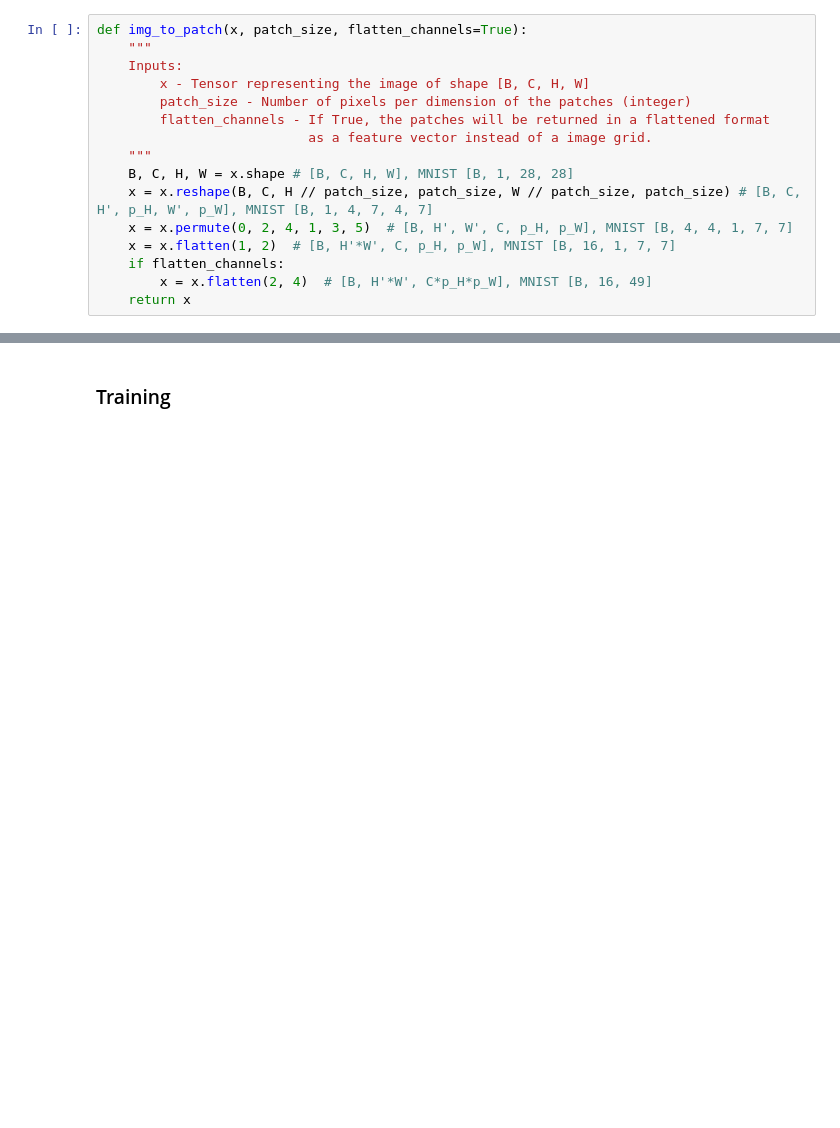
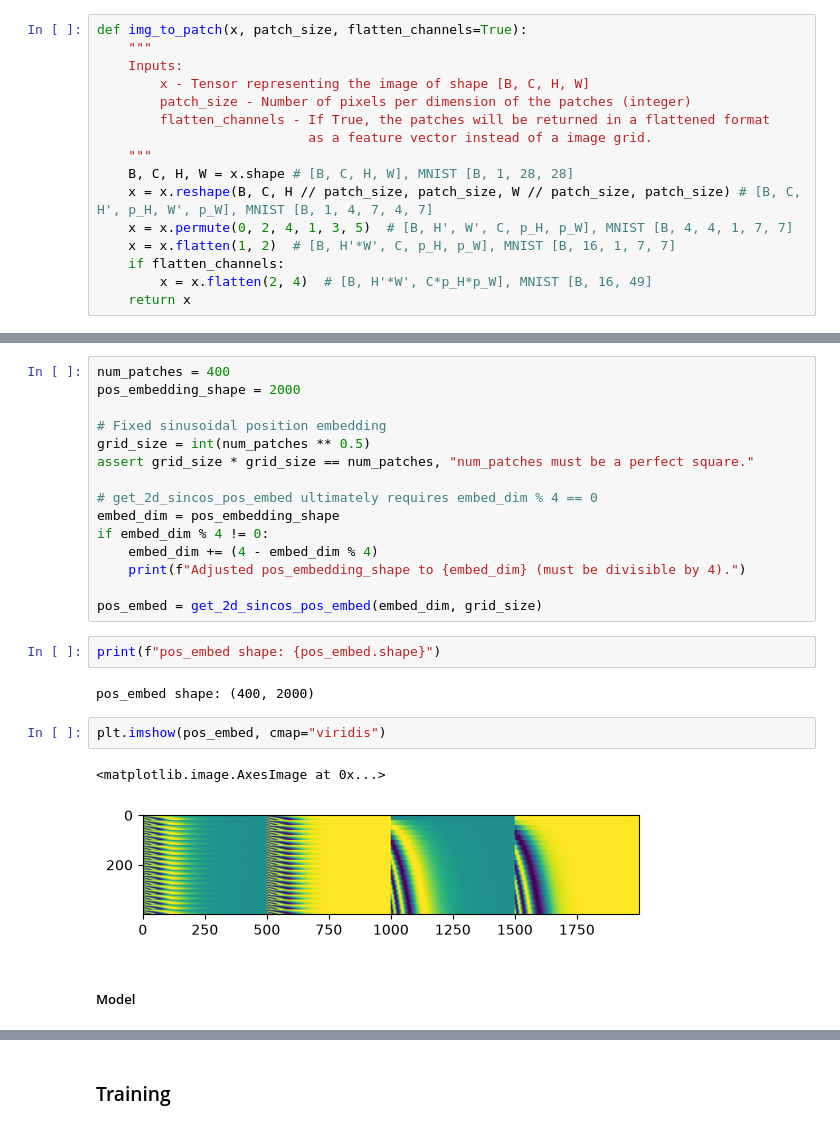
Before and after one commit to ThanhL/flow_matching, a Jupyter notebook: learn/mnist_transformer_diffusion_flow.ipynb, the cells around one changed output, grey strips where cells are left out. Saved outputs shown, nothing was run; the diff lists cells and outputs as text; blank space fills up the shorter version.

```diff
--- a/learn/mnist_transformer_diffusion_flow.ipynb
+++ b/learn/mnist_transformer_diffusion_flow.ipynb
@@ -107,3 +241,29 @@ plt.close()
+# %%
+num_patches = 400
+pos_embedding_shape = 2000
+
+# Fixed sinusoidal position embedding
+grid_size = int(num_patches ** 0.5)
+assert grid_size * grid_size == num_patches, "num_patches must be a perfect square."
+
+# get_2d_sincos_pos_embed ultimately requires embed_dim % 4 == 0
+embed_dim = pos_embedding_shape
+if embed_dim % 4 != 0:
+    embed_dim += (4 - embed_dim % 4)
+    print(f"Adjusted pos_embedding_shape to {embed_dim} (must be divisible by 4).")
+
+pos_embed = get_2d_sincos_pos_embed(embed_dim, grid_size)
+# %%
+print(f"pos_embed shape: {pos_embed.shape}")
+# %% [output]
+pos_embed shape: (400, 2000)
+# %%
+plt.imshow(pos_embed, cmap="viridis")
+# %% [output]
+<matplotlib.image.AxesImage at 0x...>
+[figure, added]
+# %% [markdown]
+##### Model
 # %%
 class SinusoidalPosEmb(nn.Module):
     # TODO: Investigate
```
Also changed, not shown: parts of 20 cells of this notebook, 1 other file.
